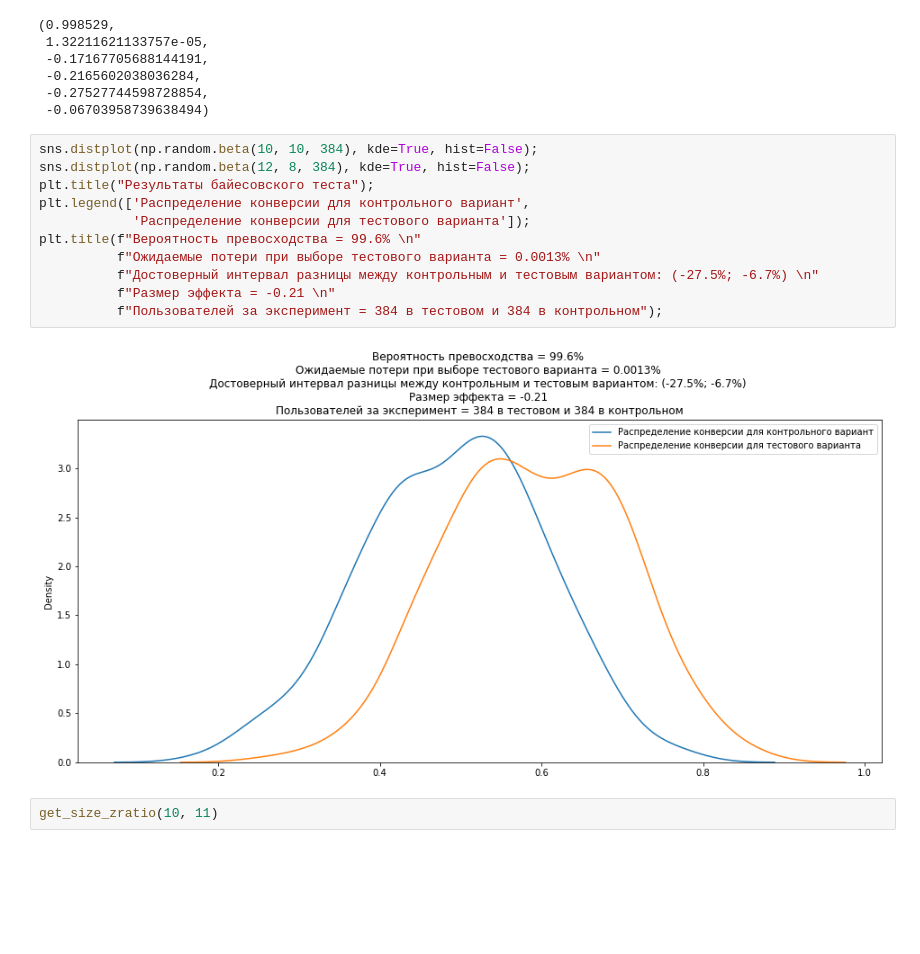
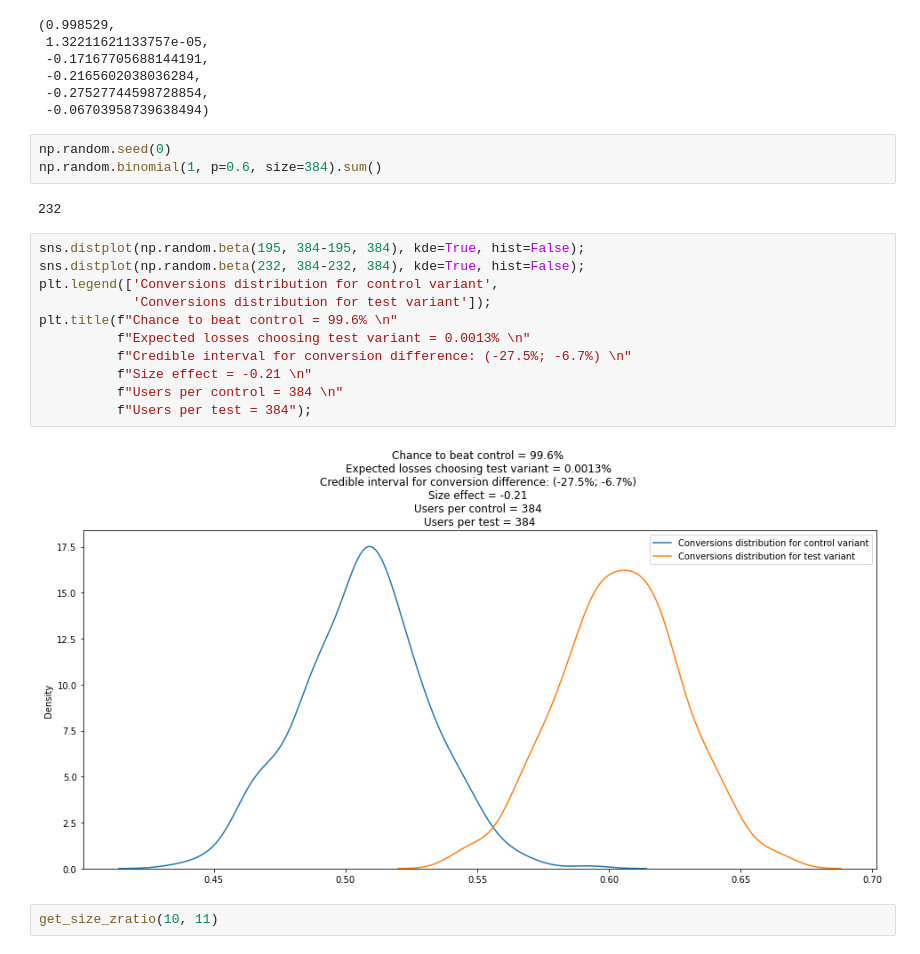
Before and after one commit to iakubovskii7/AB, a Jupyter notebook: knowledge-base/Bayesian_algorithms.ipynb, the cells around one changed output. Saved outputs shown, nothing was run; the diff lists cells and outputs as text; blank space fills up the shorter version.

```diff
--- a/knowledge-base/Bayesian_algorithms.ipynb
+++ b/knowledge-base/Bayesian_algorithms.ipynb
@@ -210,19 +213,24 @@ get_bayes_metrics(0, p1=0.5, p2=0.6, size=384)
  -0.2165602038036284,
  -0.27527744598728854,
  -0.06703958739638494)
+# %%
+np.random.seed(0)
+np.random.binomial(1, p=0.6, size=384).sum()
+# %% [output]
+232
 # %%
-sns.distplot(np.random.beta(10, 10, 384), kde=True, hist=False);
-sns.distplot(np.random.beta(12, 8, 384), kde=True, hist=False);
-plt.title("Результаты байесовского теста");
-plt.legend(['Распределение конверсии для контрольного вариант',
-            'Распределение конверсии для тестового варианта']);
-plt.title(f"Вероятность превосходства = 99.6% \n"
-          f"Ожидаемые потери при выборе тестового варианта = 0.0013% \n"
-          f"Достоверный интервал разницы между контрольным и тестовым вариантом: (-27.5%; -6.7%) \n"
-          f"Размер эффекта = -0.21 \n"
-          f"Пользователей за эксперимент = 384 в тестовом и 384 в контрольном");
+sns.distplot(np.random.beta(195, 384-195, 384), kde=True, hist=False);
+sns.distplot(np.random.beta(232, 384-232, 384), kde=True, hist=False);
+plt.legend(['Conversions distribution for control variant',
+            'Conversions distribution for test variant']);
+plt.title(f"Chance to beat control = 99.6% \n"
+          f"Expected losses choosing test variant = 0.0013% \n"
+          f"Credible interval for conversion difference: (-27.5%; -6.7%) \n"
+          f"Size effect = -0.21 \n"
+          f"Users per control = 384 \n"
+          f"Users per test = 384");
 # %% [output]
-[figure, old version]
+[figure, new version]
 # %%
 get_size_zratio(10, 11)
 # %% [output]
```
Also changed, not shown: parts of 2 cells of this notebook, 4 other files.
